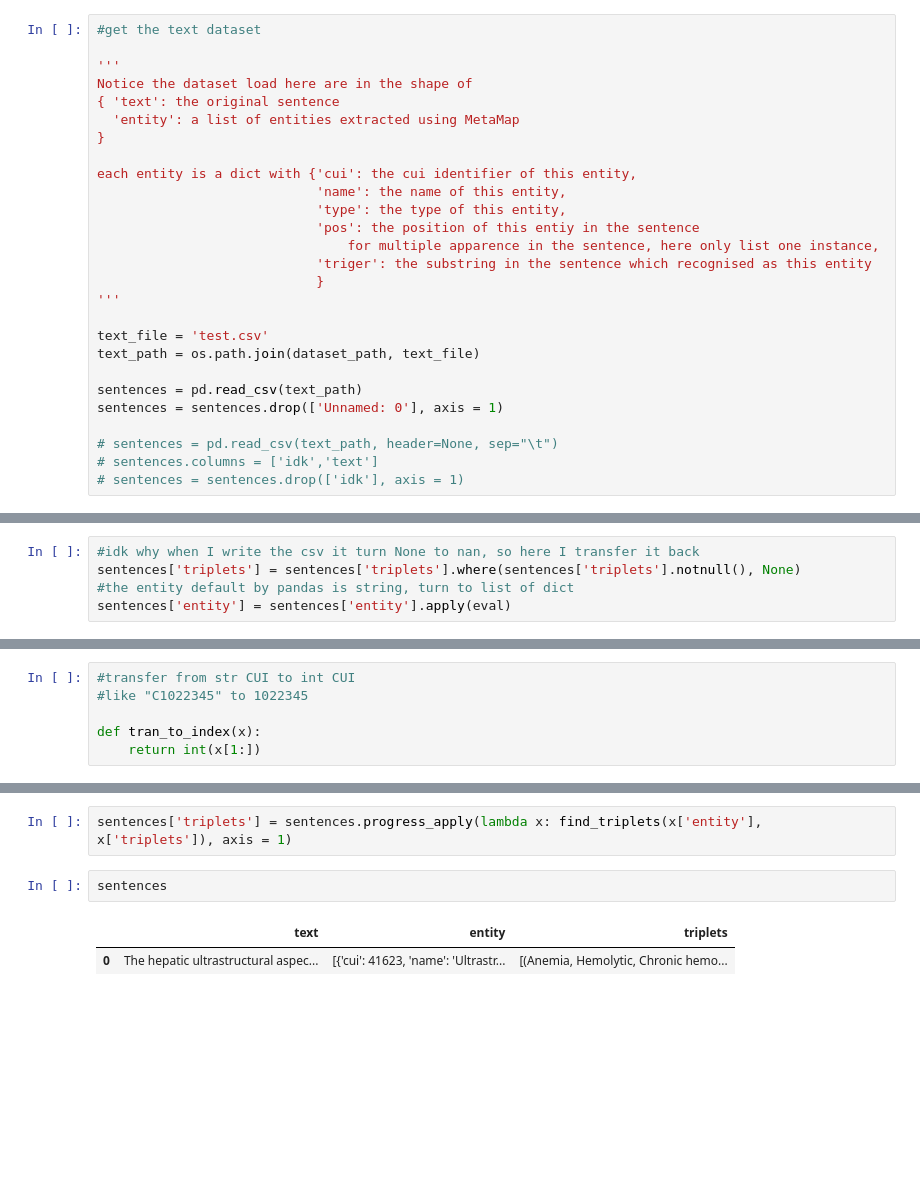
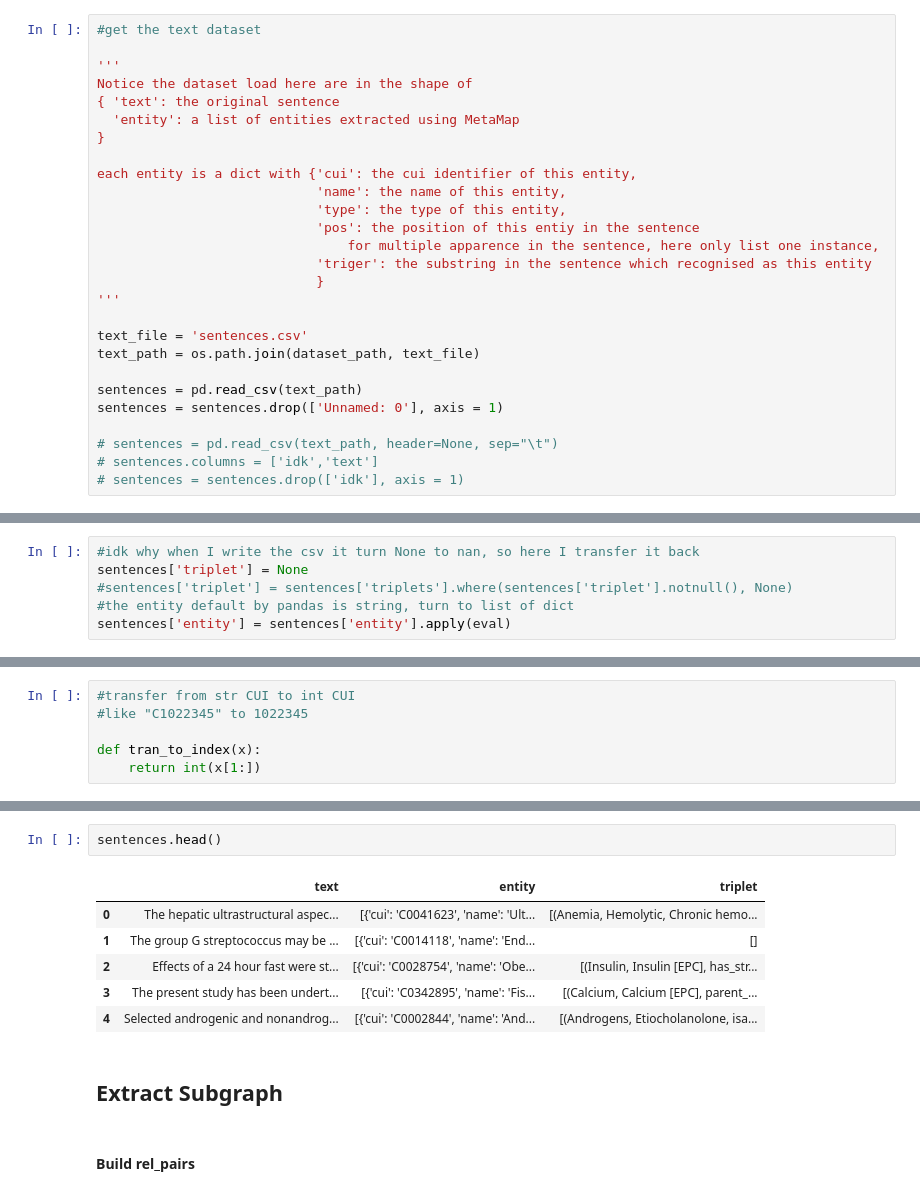
Before and after one commit to soulofshadow/KELM_for_UMLS, a Jupyter notebook: KELM.ipynb, the cells around one changed output, grey strips where cells are left out. Cells and saved outputs as stored; diff of their text form; blank space fills up the shorter version.

```diff
--- a/KELM.ipynb
+++ b/KELM.ipynb
@@ -46,7 +48,7 @@ each entity is a dict with {'cui': the cui identifier of this entity,
                             }
 '''
 
-text_file = 'test.csv'
+text_file = 'sentences.csv'
 text_path = os.path.join(dataset_path, text_file)
 
 sentences = pd.read_csv(text_path)
@@ -64,6 +73,7 @@ len(sentences)
 # %%
 #idk why when I write the csv it turn None to nan, so here I transfer it back
-sentences['triplets'] = sentences['triplets'].where(sentences['triplets'].notnull(), None)
+sentences['triplet'] = None
+#sentences['triplet'] = sentences['triplets'].where(sentences['triplet'].notnull(), None)
 #the entity default by pandas is string, turn to list of dict
 sentences['entity'] = sentences['entity'].apply(eval)
 # %% [markdown]
@@ -172,7 +206,13 @@ def find_triplets(entities, triplets):
-# %%
-sentences['triplets'] = sentences.progress_apply(lambda x: find_triplets(x['entity'], x['triplets']), axis = 1)
 # %%
-sentences
+sentences.head()
 # %% [output]
-|  | text | entity | triplets |
-| 0 | The hepatic ultrastructural aspec... | [{'cui': 41623, 'name': 'Ultrastr... | [(Anemia, Hemolytic, Chronic hemo... |
+|  | text | entity | triplet |
+| 0 | The hepatic ultrastructural aspec... | [{'cui': 'C0041623', 'name': 'Ult... | [(Anemia, Hemolytic, Chronic hemo... |
+| 1 | The group G streptococcus may be ... | [{'cui': 'C0014118', 'name': 'End... | [] |
+| 2 | Effects of a 24 hour fast were st... | [{'cui': 'C0028754', 'name': 'Obe... | [(Insulin, Insulin [EPC], has_str... |
+| 3 | The present study has been undert... | [{'cui': 'C0342895', 'name': 'Fis... | [(Calcium, Calcium [EPC], parent_... |
+| 4 | Selected androgenic and nonandrog... | [{'cui': 'C0002844', 'name': 'And... | [(Androgens, Etiocholanolone, isa... |
+# %% [markdown]
+## Extract Subgraph
+# %% [markdown]
+#### Build rel_pairs
```
Also changed, not shown: parts of 29 cells of this notebook.
